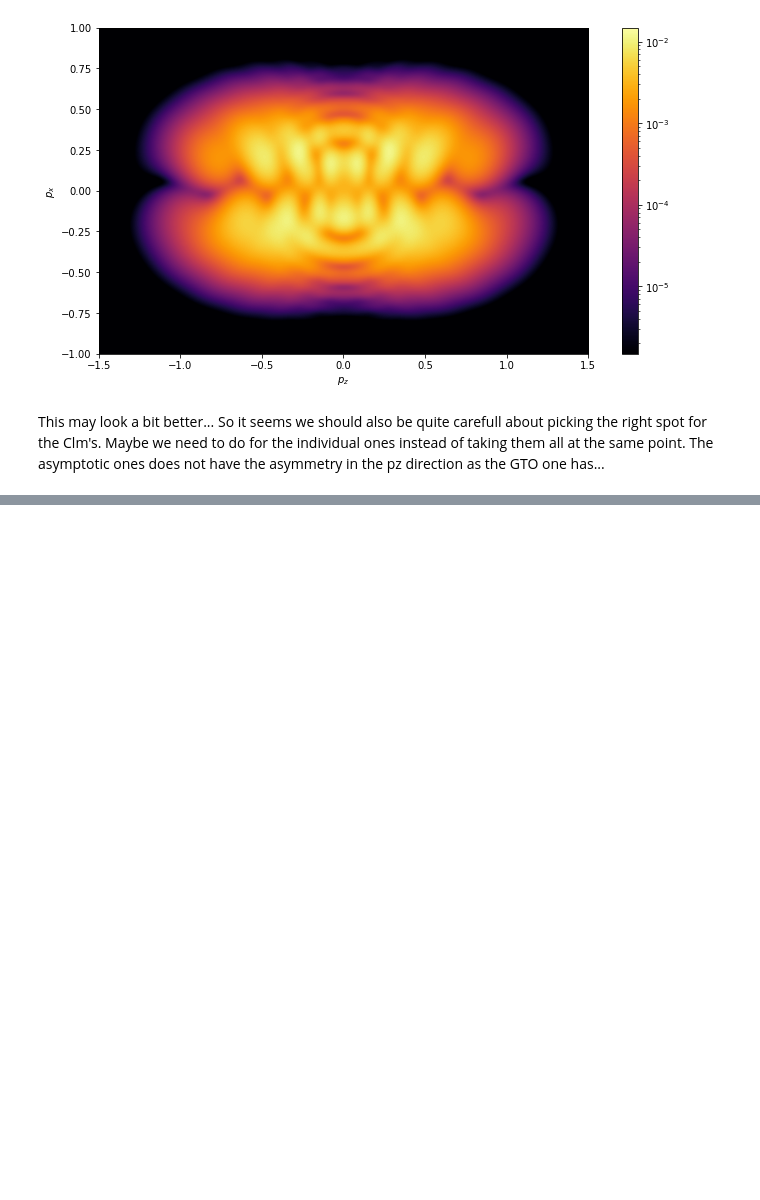
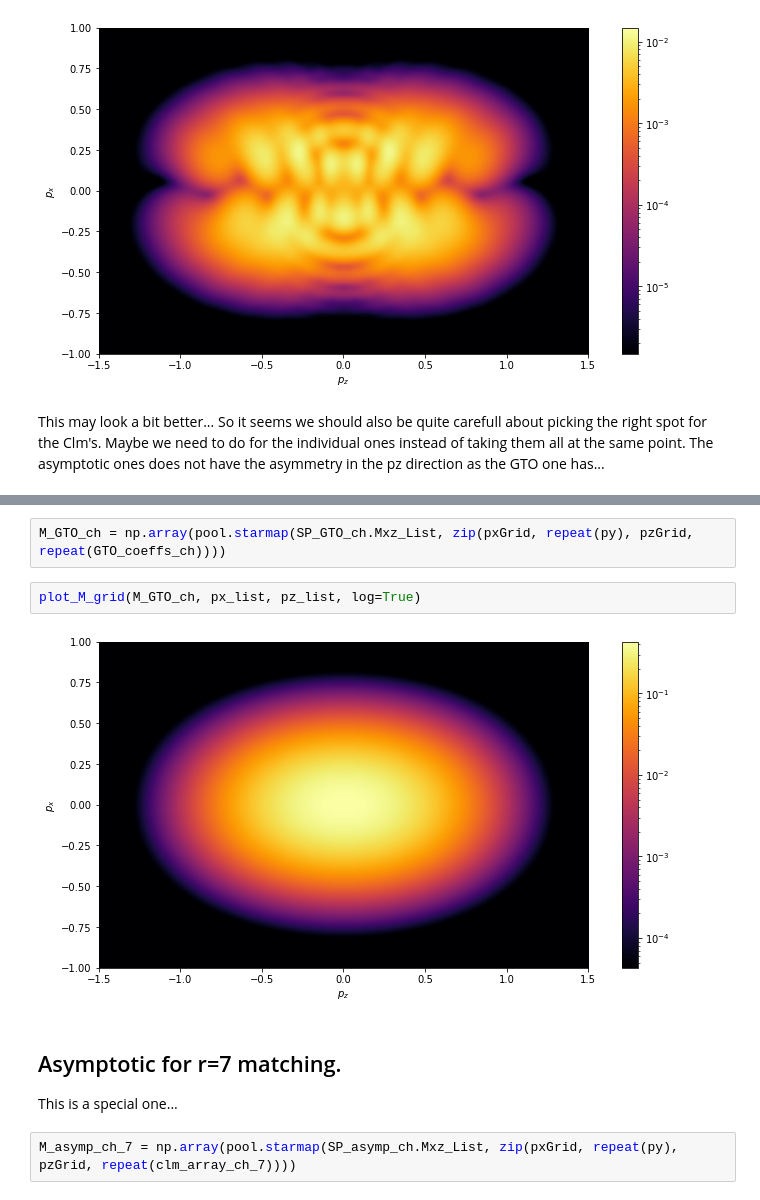
Before and after one commit to EmilHansen1/SFA_OAM_Linear, a Jupyter notebook: Hydrogen_testing.ipynb, the cells around one changed output, grey strips where cells are left out. Cells and saved outputs as stored; diff of their text form; blank space fills up the shorter version.

```diff
--- a/Hydrogen_testing.ipynb
+++ b/Hydrogen_testing.ipynb
@@ -319,0 +394,11 @@ The  asymptotic ones does not have the asymmetry in the pz direction as the GTO
+# %%
+M_GTO_ch = np.array(pool.starmap(SP_GTO_ch.Mxz_List, zip(pxGrid, repeat(py), pzGrid, repeat(GTO_coeffs_ch))))
+# %%
+plot_M_grid(M_GTO_ch, px_list, pz_list, log=True)
+# %% [output]
+[figure, added]
+# %% [markdown]
+## Asymptotic for r=7 matching.
+This is a special one...
+# %%
+M_asymp_ch_7 = np.array(pool.starmap(SP_asymp_ch.Mxz_List, zip(pxGrid, repeat(py), pzGrid, repeat(clm_array_ch_7))))
```
Also changed, not shown: parts of 13 cells of this notebook.
